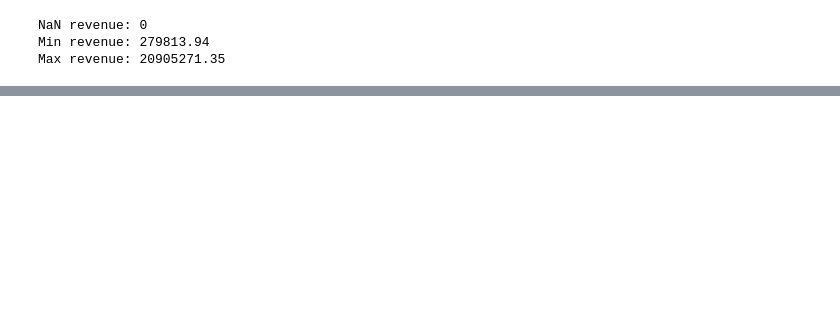
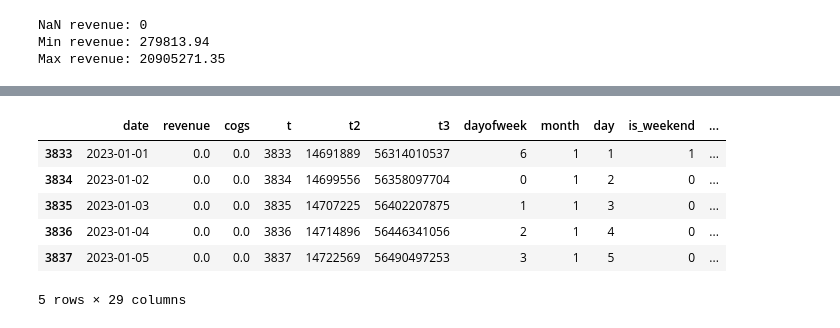
Before and after one commit to doanhaidang1703066/DataChicken-Datathon-2026, a Jupyter notebook: 03_Backtest_Submission.ipynb, the cells around one changed output, grey strips where cells are left out. Drawn from its saved outputs; the diff is of its cells as text; code cells hidden in the pictures; blank space fills up the shorter version.

```diff
--- a/03_Backtest_Submission.ipynb
+++ b/03_Backtest_Submission.ipynb
@@ -197,0 +254,10 @@ print("✅ ĐÃ LƯU FILE submission.csv THÀNH CÔNG! SẴN SÀNG UPLOAD LÊN K
+# %%
+final_test_features.head()
+# %% [output]
+|  | date | revenue | cogs | t | t2 | t3 | dayofweek | month | day | is_weekend | ... |
+| 3833 | 2023-01-01 | 0.0 | 0.0 | 3833 | 14691889 | 56314010537 | 6 | 1 | 1 | 1 | ... |
+| 3834 | 2023-01-02 | 0.0 | 0.0 | 3834 | 14699556 | 56358097704 | 0 | 1 | 2 | 0 | ... |
+| 3835 | 2023-01-03 | 0.0 | 0.0 | 3835 | 14707225 | 56402207875 | 1 | 1 | 3 | 0 | ... |
+| 3836 | 2023-01-04 | 0.0 | 0.0 | 3836 | 14714896 | 56446341056 | 2 | 1 | 4 | 0 | ... |
+| 3837 | 2023-01-05 | 0.0 | 0.0 | 3837 | 14722569 | 56490497253 | 3 | 1 | 5 | 0 | ... |
+5 rows × 29 columns
```
Also changed, not shown: parts of 7 cells of this notebook, 3 other files.
